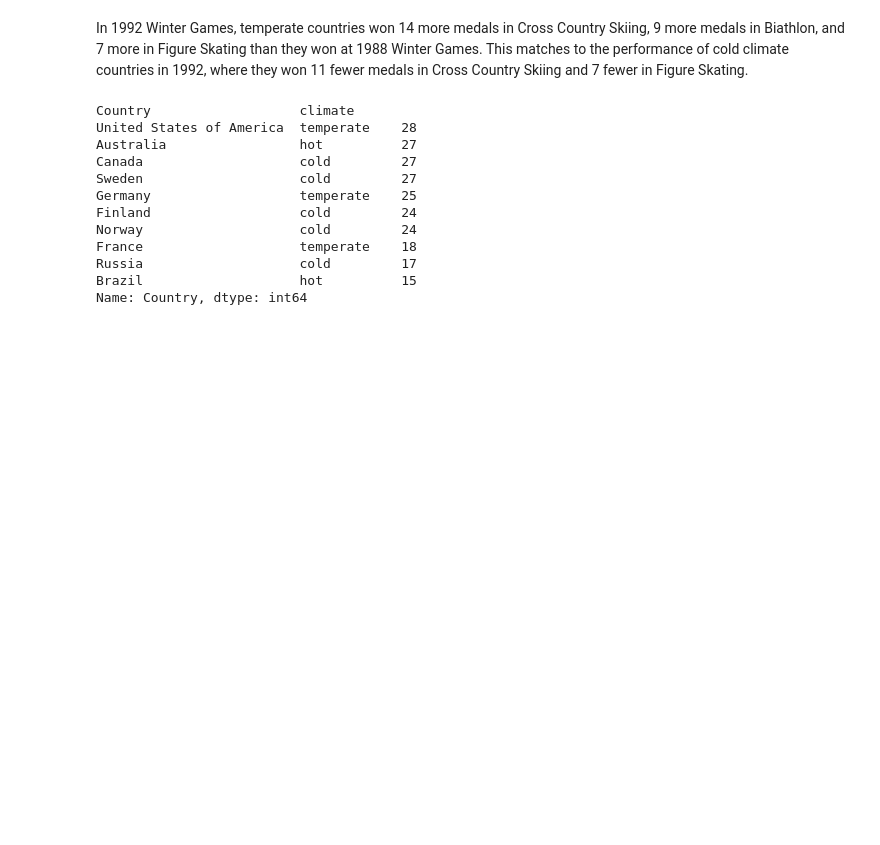
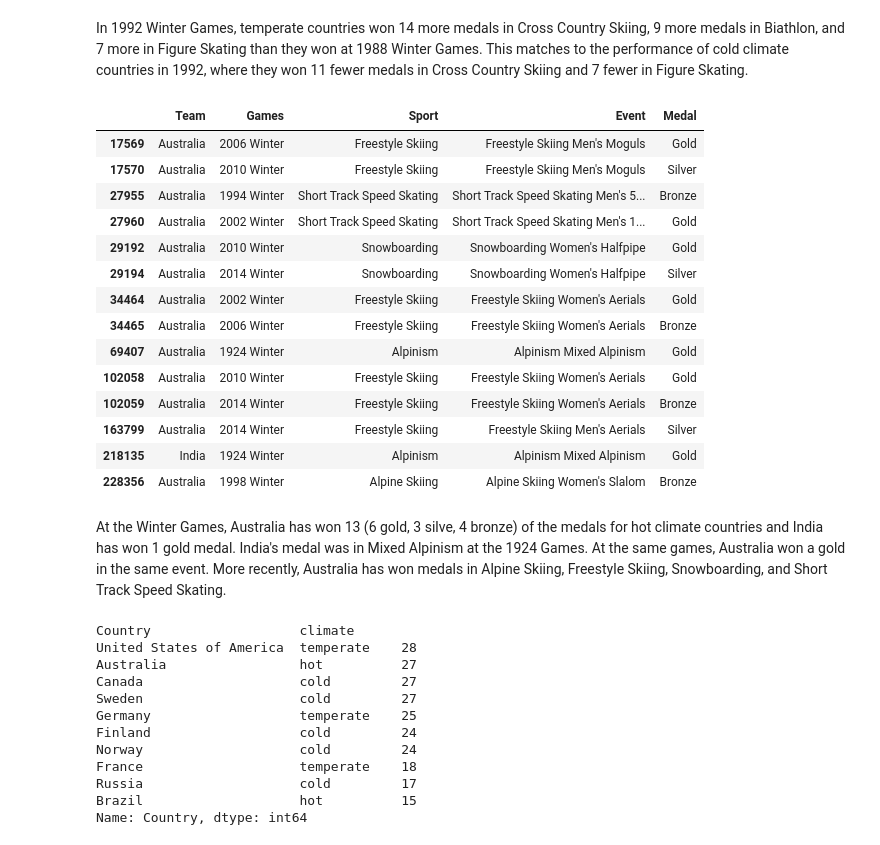
Before and after one commit to speedytmark/Draft_Project, a Jupyter notebook: TMark_ESullivan_4447_Final_Project_Olympics.ipynb, the cells around one changed output. Saved outputs shown, nothing was run; the diff lists cells and outputs as text; code cells hidden in the pictures; blank space fills up the shorter version.

```diff
--- a/TMark_ESullivan_4447_Final_Project_Olympics.ipynb
+++ b/TMark_ESullivan_4447_Final_Project_Olympics.ipynb
@@ -2270,6 +2328,27 @@ Figure Skating          11
 Name: Medal, dtype: int64
 # %% [markdown]
 In 1992 Winter Games, temperate countries won 14 more medals in Cross Country Skiing, 9 more medals in Biathlon, and 7 more in Figure Skating than they won at 1988 Winter Games. This matches to the performance of cold climate countries in 1992, where they won 11 fewer medals in Cross Country Skiing and 7 fewer in Figure Skating.
+# %%
+team_medals[(team_medals['climate']=='hot') & (team_medals['Season']=='Winter')].groupby(['Country', 'Medal'])['Team'].count()
+team_medals[(team_medals['climate']=='hot') & (team_medals['Season']=='Winter') & (team_medals['Medal']!='NoMedal')][['Team','Games','Sport','Event','Medal']]
+# %% [output]
+|  | Team | Games | Sport | Event | Medal |
+| 17569 | Australia | 2006 Winter | Freestyle Skiing | Freestyle Skiing Men's Moguls | Gold |
+| 17570 | Australia | 2010 Winter | Freestyle Skiing | Freestyle Skiing Men's Moguls | Silver |
+| 27955 | Australia | 1994 Winter | Short Track Speed Skating | Short Track Speed Skating Men's 5... | Bronze |
+| 27960 | Australia | 2002 Winter | Short Track Speed Skating | Short Track Speed Skating Men's 1... | Gold |
+| 29192 | Australia | 2010 Winter | Snowboarding | Snowboarding Women's Halfpipe | Gold |
+| 29194 | Australia | 2014 Winter | Snowboarding | Snowboarding Women's Halfpipe | Silver |
+| 34464 | Australia | 2002 Winter | Freestyle Skiing | Freestyle Skiing Women's Aerials | Gold |
+| 34465 | Australia | 2006 Winter | Freestyle Skiing | Freestyle Skiing Women's Aerials | Bronze |
+| 69407 | Australia | 1924 Winter | Alpinism | Alpinism Mixed Alpinism | Gold |
+| 102058 | Australia | 2010 Winter | Freestyle Skiing | Freestyle Skiing Women's Aerials | Gold |
+| 102059 | Australia | 2014 Winter | Freestyle Skiing | Freestyle Skiing Women's Aerials | Bronze |
+| 163799 | Australia | 2014 Winter | Freestyle Skiing | Freestyle Skiing Men's Aerials | Silver |
+| 218135 | India | 1924 Winter | Alpinism | Alpinism Mixed Alpinism | Gold |
+| 228356 | Australia | 1998 Winter | Alpine Skiing | Alpine Skiing Women's Slalom | Bronze |
+# %% [markdown]
+At the Winter Games, Australia has won 13 (6 gold, 3 silve, 4 bronze) of the medals for hot climate countries and India has won 1 gold medal. India's medal was in Mixed Alpinism at the 1924 Games. At the same games, Australia won a gold in the same event. More recently, Australia has won medals in Alpine Skiing, Freestyle Skiing, Snowboarding, and Short Track Speed Skating.
 # %%
 top5_climate_medals[top5_climate_medals['Season']=='Summer'].groupby(['Country','climate'])['Country'].count().nlargest(10)
 # %% [output]
```
Also changed, not shown: parts of 13 cells of this notebook.
